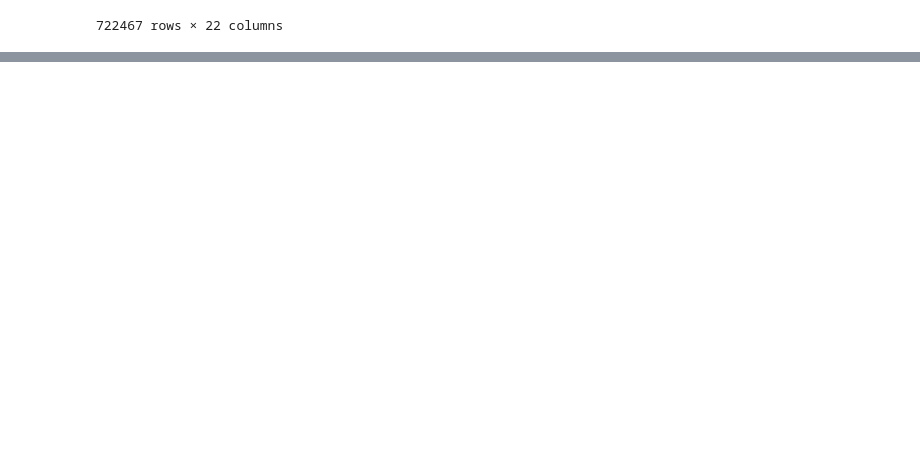
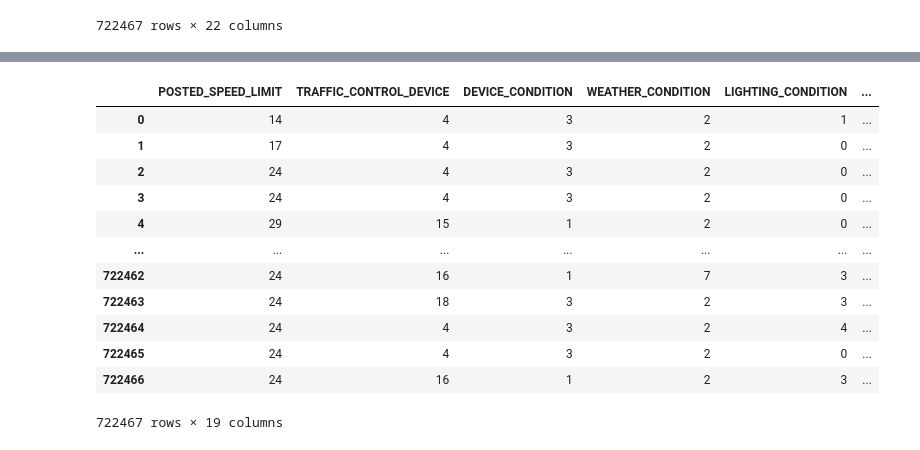
Before and after one commit to HuyHoangTuan/accidents_data_governance, a Jupyter notebook: src/note_book/main.ipynb, the cells around one changed output, grey strips where cells are left out. Drawn from its saved outputs; the diff is of its cells as text; code cells hidden in the pictures; blank space fills up the shorter version.

```diff
--- a/src/note_book/main.ipynb
+++ b/src/note_book/main.ipynb
@@ -33,0 +46,17 @@ ModuleNotFoundError: No module named 'sklearn'
+# %%
+x_chicago = chicago.drop(columns=['INJURIES_FATAL', 'INJURIES_INCAPACITATING', 'INJURIES_NON_INCAPACITATING'])
+x_chicago
+# %% [output]
+|  | POSTED_SPEED_LIMIT | TRAFFIC_CONTROL_DEVICE | DEVICE_CONDITION | WEATHER_CONDITION | LIGHTING_CONDITION | ... |
+| 0 | 14 | 4 | 3 | 2 | 1 | ... |
+| 1 | 17 | 4 | 3 | 2 | 0 | ... |
+| 2 | 24 | 4 | 3 | 2 | 0 | ... |
+| 3 | 24 | 4 | 3 | 2 | 0 | ... |
+| 4 | 29 | 15 | 1 | 2 | 0 | ... |
+| ... | ... | ... | ... | ... | ... | ... |
+| 722462 | 24 | 16 | 1 | 7 | 3 | ... |
+| 722463 | 24 | 18 | 3 | 2 | 3 | ... |
+| 722464 | 24 | 4 | 3 | 2 | 4 | ... |
+| 722465 | 24 | 4 | 3 | 2 | 0 | ... |
+| 722466 | 24 | 16 | 1 | 2 | 3 | ... |
+722467 rows × 19 columns
```
Also changed, not shown: parts of 12 cells of this notebook, 1 other file.
